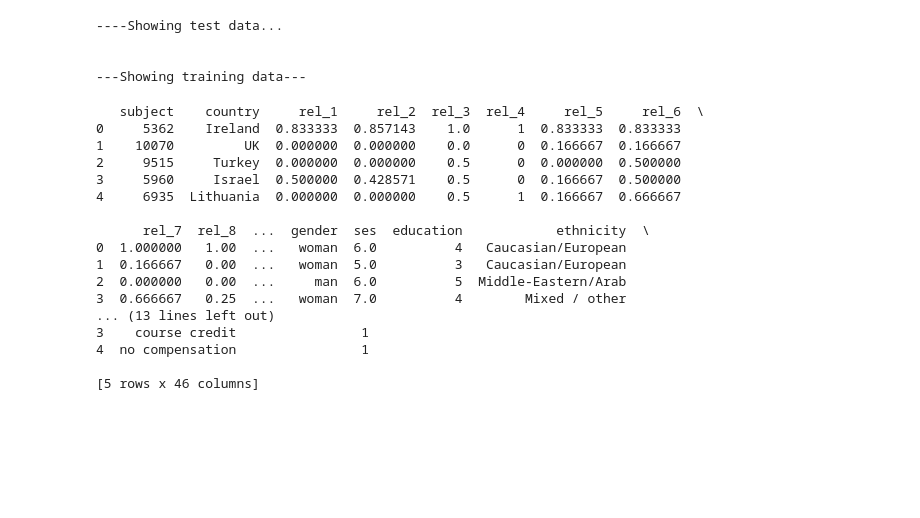
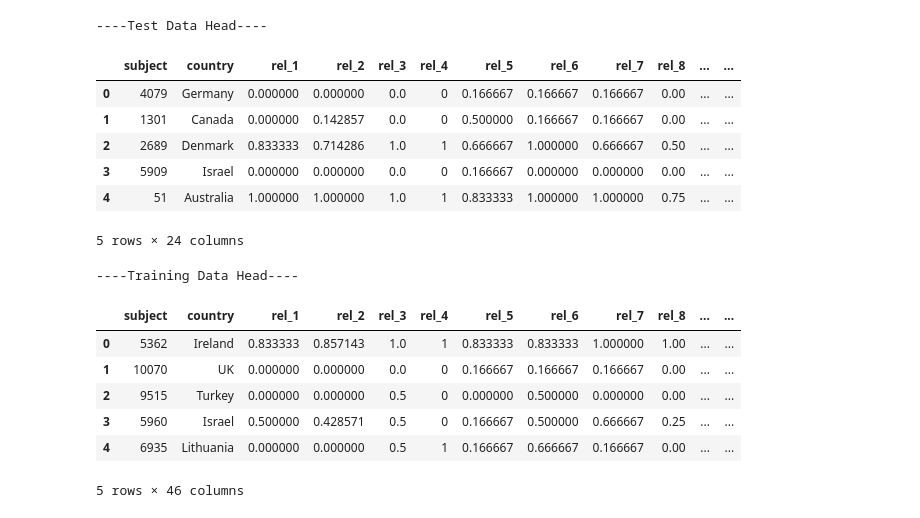
Before and after one commit to AstroAntics/mvms-marp, a Jupyter notebook: osfstorage-archive/marp_deep_learning_analysis_mvms.ipynb, the cells around one changed output. Drawn from its saved outputs; the diff is of its cells as text; code cells hidden in the pictures; blank space fills up the shorter version.

Commit message:
Hackathon Code

```diff
--- a/osfstorage-archive/marp_deep_learning_analysis_mvms.ipynb
+++ b/osfstorage-archive/marp_deep_learning_analysis_mvms.ipynb
@@ -41,44 +42,36 @@ from sklearn.preprocessing import StandardScaler
 np.set_printoptions(suppress=True)
 # %%
-# Import training data and testing data,
-# and confirm it was successfully imported
+# %%
+def import_data(uri, delim):
+    """Import data from a CSV file."""
+    return pd.read_csv(uri, delimiter=delim)
 
-def import_data(type, uri, delim):
-    pass
-
-test_data = pd.read_csv(r"C:\RPI\Graduation Semester\Behavioral Data Science [PSYC 4961]\Code\Hackathon\mvms-marp\test_data.csv", delimiter=";")
-train_data = pd.read_csv(r"C:\RPI\Graduation Semester\Behavioral Data Science [PSYC 4961]\Code\Hackathon\mvms-marp\train_data.csv", delimiter=";")
+# Update these paths to point to your files
+test_data = import_data(r"C:\RPI\Graduation Semester\Behavioral Data Science [PSYC 4961]\Code\Hackathon\mvms-marp\test_data.csv", ";")
+train_data = import_data(r"C:\RPI\Graduation Semester\Behavioral Data Science [PSYC 4961]\Code\Hackathon\mvms-marp\train_data.csv", ";")
 
 if test_data is None or train_data is None:
-    # basic integrity check (because a few times it didn't work)
-    print('Could not import test or training data : try again')
+    print('Could not import test or training data: try again')
 
-print('\n----Showing test data...\n')
-test_data.head() # integrity check
-print('\n---Showing training data---\n')
-# train_data.head() # integrity check (moved to next cell)
+print('\n----Test Data Head----\n')
+display(test_data.head())
+
+print('\n----Training Data Head----\n')
+display(train_data.head())
 # %% [output]
-----Showing test data...
-
-
----Showing training data---
+----Test Data Head----
+|  | subject | country | rel_1 | rel_2 | rel_3 | rel_4 | rel_5 | rel_6 | rel_7 | rel_8 | ... | ... |
+| 0 | 4079 | Germany | 0.000000 | 0.000000 | 0.0 | 0 | 0.166667 | 0.166667 | 0.166667 | 0.00 | ... | ... |
+| 1 | 1301 | Canada | 0.000000 | 0.142857 | 0.0 | 0 | 0.500000 | 0.166667 | 0.166667 | 0.00 | ... | ... |
+| 2 | 2689 | Denmark | 0.833333 | 0.714286 | 1.0 | 1 | 0.666667 | 1.000000 | 0.666667 | 0.50 | ... | ... |
+| 3 | 5909 | Israel | 0.000000 | 0.000000 | 0.0 | 0 | 0.166667 | 0.000000 | 0.000000 | 0.00 | ... | ... |
+| 4 | 51 | Australia | 1.000000 | 1.000000 | 1.0 | 1 | 0.833333 | 1.000000 | 1.000000 | 0.75 | ... | ... |
+5 rows × 24 columns
+----Training Data Head----
+|  | subject | country | rel_1 | rel_2 | rel_3 | rel_4 | rel_5 | rel_6 | rel_7 | rel_8 | ... | ... |
+| 0 | 5362 | Ireland | 0.833333 | 0.857143 | 1.0 | 1 | 0.833333 | 0.833333 | 1.000000 | 1.00 | ... | ... |
+| 1 | 10070 | UK | 0.000000 | 0.000000 | 0.0 | 0 | 0.166667 | 0.166667 | 0.166667 | 0.00 | ... | ... |
+| 2 | 9515 | Turkey | 0.000000 | 0.000000 | 0.5 | 0 | 0.000000 | 0.500000 | 0.000000 | 0.00 | ... | ... |
+| 3 | 5960 | Israel | 0.500000 | 0.428571 | 0.5 | 0 | 0.166667 | 0.500000 | 0.666667 | 0.25 | ... | ... |
+| 4 | 6935 | Lithuania | 0.000000 | 0.000000 | 0.5 | 1 | 0.166667 | 0.666667 | 0.166667 | 0.00 | ... | ... |
+5 rows × 46 columns
-# %%
-print(train_data.head())
-# %% [output]
-   subject    country     rel_1     rel_2  rel_3  rel_4     rel_5     rel_6  \
-0     5362    Ireland  0.833333  0.857143    1.0      1  0.833333  0.833333
-1    10070         UK  0.000000  0.000000    0.0      0  0.166667  0.166667
-2     9515     Turkey  0.000000  0.000000    0.5      0  0.000000  0.500000
-3     5960     Israel  0.500000  0.428571    0.5      0  0.166667  0.500000
-4     6935  Lithuania  0.000000  0.000000    0.5      1  0.166667  0.666667
-
-      rel_7  rel_8  ...  gender  ses  education            ethnicity  \
-0  1.000000   1.00  ...   woman  6.0          4   Caucasian/European
-1  0.166667   0.00  ...   woman  5.0          3   Caucasian/European
-2  0.000000   0.00  ...     man  6.0          5  Middle-Eastern/Arab
-3  0.666667   0.25  ...   woman  7.0          4        Mixed / other
-... (13 lines left out)
-3    course credit                1
-4  no compensation                1
-
-[5 rows x 46 columns]
```
Also changed, not shown: parts of 27 cells of this notebook.
